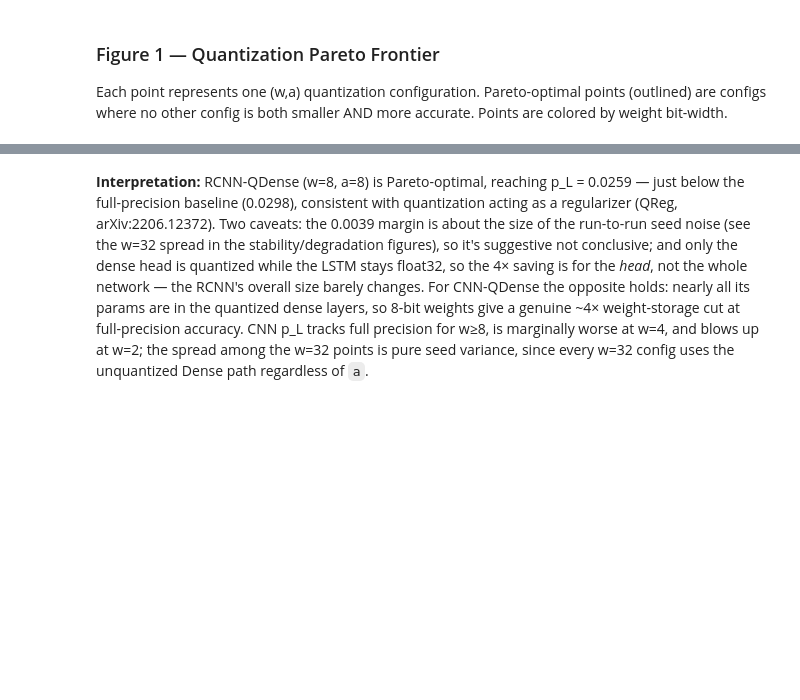
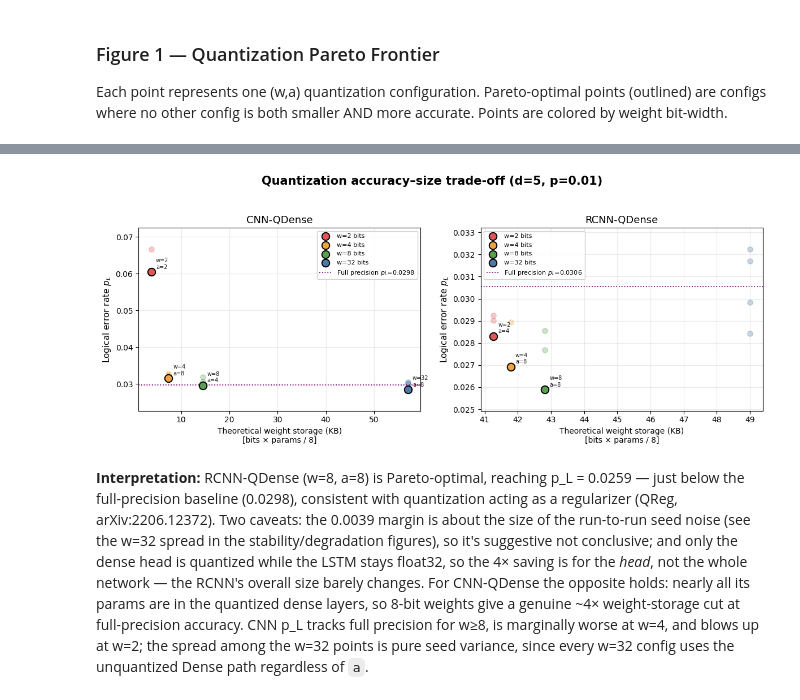
Before and after one commit to karriechey/QuantumDecoderQKeras, a Jupyter notebook: QATfinal_notebook.ipynb, the cells around one changed output, grey strips where cells are left out. Saved outputs shown, nothing was run; the diff lists cells and outputs as text; code cells hidden in the pictures; blank space fills up the shorter version.

Commit message:
fix(pareto): self-contained cell, drop staircase, restore (w,a) labels, per-panel zoom

```diff
--- a/QATfinal_notebook.ipynb
+++ b/QATfinal_notebook.ipynb
@@ -594,3 +519,78 @@ plt.show()
+# %%
+df = pd.read_csv("results/results_quantization_sweep_qdense.csv")
+
+# --- copied verbatim from QATfinal_notebook.ipynb ---
+def param_split(arch, d, rounds=2):
+    n = (d**2 - 1) * rounds
+    if arch == 'CNN-QDense':
+        q  = (n*128 + 128) + (128*64 + 64); fp = 64 + 1
+    else:  # RCNN-QDense
+        q  = 32*64 + 64; fp = 4*((n + 32)*32 + 32) + 64 + 1
+    return q, fp
+
+def theoretical_size_kb(row):
+    q, fp = param_split(row['architecture'], row['d'])
+    return (q*row['w_bits'] + fp*32) / 8 / 1024
+# ----------------------------------------------------
+
+df["theoretical_size_kb"] = df.apply(theoretical_size_kb, axis=1)
+
+D, P = 5, 0.01
+sub = df[(df["d"] == D) & (np.isclose(df["p"], P))]
+
+def pareto_mask(x, y):
+    """True for non-dominated points (want low storage AND low p_L)."""
+    xv, yv = np.asarray(x), np.asarray(y)
+    m = np.ones(len(xv), bool)
+    for i in range(len(xv)):
+        dom = (xv <= xv[i]) & (yv <= yv[i]) & ((xv < xv[i]) | (yv < yv[i]))
+        dom[i] = False
+        if dom.any():
+            m[i] = False
+    return m
+
+WBITS = [2, 4, 8, 32]
+CMAP  = {2: "#E15759", 4: "#F1A340", 8: "#59A14F", 32: "#4E79A7"}
+
+fig, axes = plt.subplots(1, 2, figsize=(12, 5))
+for ax, arch in zip(axes, ["CNN-QDense", "RCNN-QDense"]):
+    a = sub[sub["architecture"] == arch]
+    x, y = a["theoretical_size_kb"].values, a["p_L"].values
+    pm, wv = pareto_mask(x, y), a["w_bits"].values
+    for wb in WBITS:
+        m = wv == wb
+        ax.scatter(x[m & ~pm], y[m & ~pm], s=45, color=CMAP[wb], alpha=0.30)
+        ax.scatter(x[m & pm],  y[m & pm],  s=95, color=CMAP[wb],
+                   edgecolor="black", lw=1.4, label=f"w={wb} bits", zorder=5)
+    fp = a[a["w_bits"] == 32]["p_L"].mean()
+    ax.axhline(fp, ls=":", color="purple", lw=1.3, label=f"Full precision $p_L$={fp:.4f}")
+    # zoom y-axis to this panel's stable points (exclude collapse cases)
+    COLLAPSE_CUTOFF = 0.10          # anything above this is the w<32/a=32 collapse regime
+    stable_y = y[y < COLLAPSE_CUTOFF]
+    if len(stable_y):
+        lo, hi = stable_y.min(), stable_y.max()
+        pad = 0.15 * (hi - lo)      # 15% headroom each side
+        ax.set_ylim(lo - pad, hi + pad)
+    ax.set_title(arch, fontsize=13)
+    ax.set_xlabel("Theoretical weight storage (KB)\n[bits × params / 8]", fontsize=10)
+    ax.set_ylabel("Logical error rate $p_L$", fontsize=11)
+    ax.grid(True, alpha=0.25)
+    ax.legend(fontsize=8, framealpha=0.9)
+
+# annotate Pareto-optimal points with their (w, a) config
+    av = a["a_bits"].values
+    for i in np.where(pm)[0]:
+        ax.annotate(f"w={int(wv[i])}\na={int(av[i])}",
+                    (x[i], y[i]), xytext=(6, 4),
+                    textcoords="offset points", fontsize=7, alpha=0.9)
+
+fig.suptitle(f"Quantization accuracy–size trade-off (d={D}, p={P})",
+             fontsize=15, fontweight="bold")
+plt.tight_layout(rect=[0, 0, 1, 0.94])
+plt.savefig("plots/pareto_clean.png", dpi=160, bbox_inches="tight")
+plt.show()
+# %% [output]
+[figure, added]
 # %% [markdown]
 **Interpretation:** RCNN-QDense (w=8, a=8) is Pareto-optimal, reaching p_L = 0.0259 — just below the full-precision baseline (0.0298), consistent with quantization acting as a regularizer (QReg, arXiv:2206.12372). Two caveats: the 0.0039 margin is about the size of the run-to-run seed noise (see the w=32 spread in the stability/degradation figures), so it's suggestive not conclusive; and only the dense head is quantized while the LSTM stays float32, so the 4× saving is for the *head*, not the whole network — the RCNN's overall size barely changes. For CNN-QDense the opposite holds: nearly all its params are in the quantized dense layers, so 8-bit weights give a genuine ~4× weight-storage cut at full-precision accuracy. CNN p_L tracks full precision for w≥8, is marginally worse at w=4, and blows up at w=2; the spread among the w=32 points is pure seed variance, since every w=32 config uses the unquantized Dense path regardless of `a`.
 # %% [markdown]
```
Also changed, not shown: parts of 1 cell of this notebook, 1 other file.
